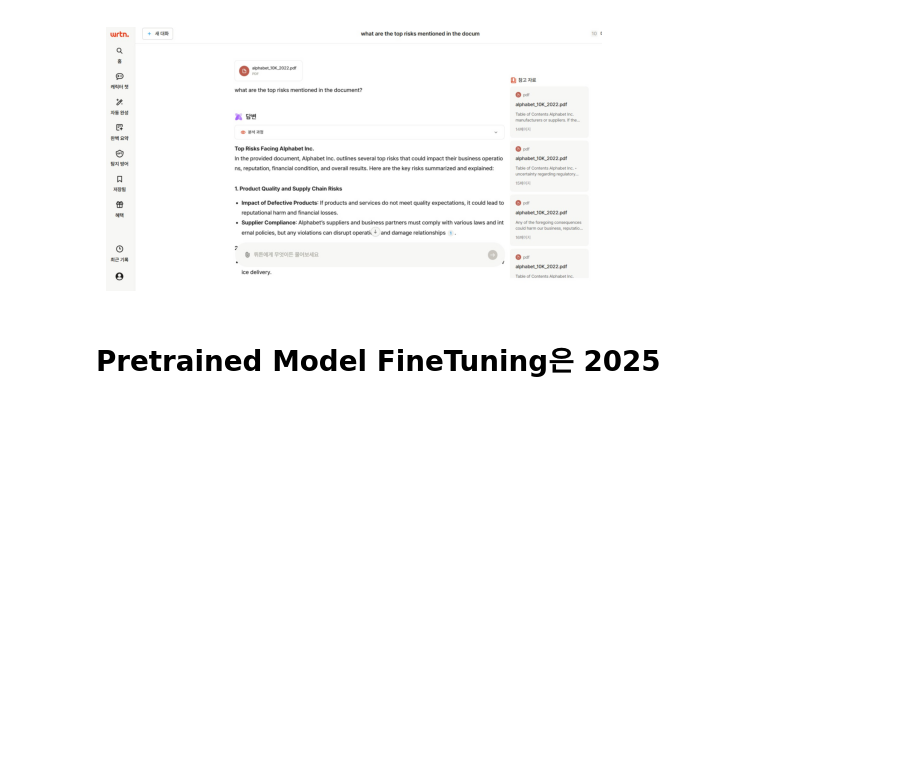
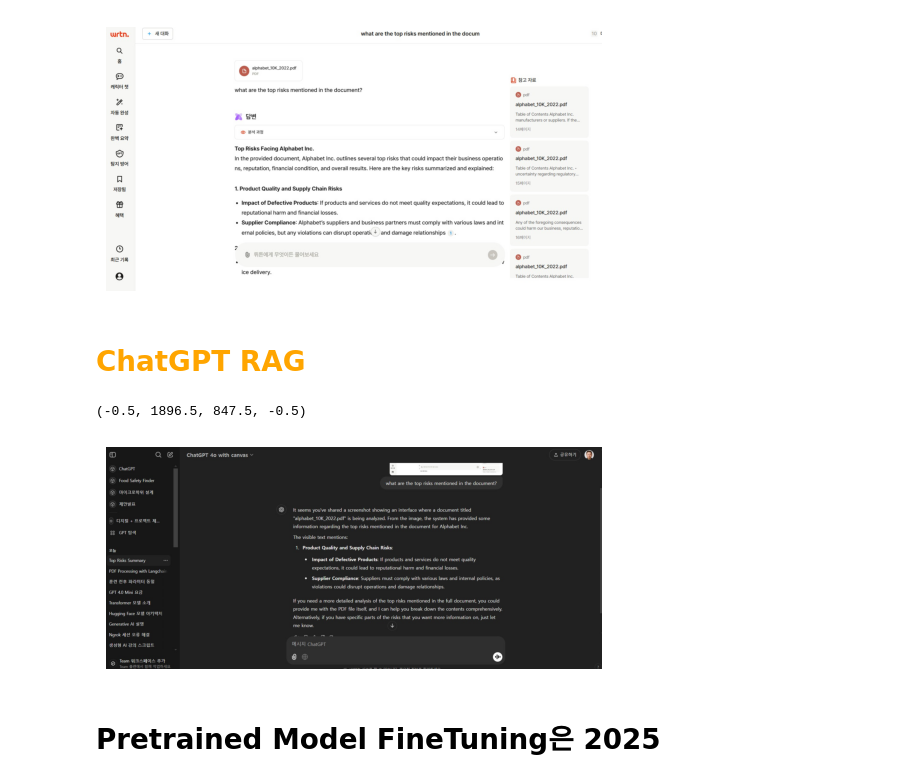
Before and after one commit to ancestor9/24_fall_textmining_NLP, a Jupyter notebook: 1210_RAG.ipynb, the cells around one changed output. Drawn from its saved outputs; the diff is of its cells as text; code cells hidden in the pictures; blank space fills up the shorter version.

```diff
--- a/1210_RAG.ipynb
+++ b/1210_RAG.ipynb
@@ -360,5 +362,13 @@ except Exception as e:
   print(f"An error occurred: {e}")
 # %% [output]
 [figure]
+# %% [markdown]
+# <font color='orange'> **ChatGPT RAG**
+# %%
+img = Image.open('/content/chatGPT_RAG_result.jpg')
+plt.imshow(img); plt.axis('off')
+# %% [output]
+(-0.5, 1896.5, 847.5, -0.5)
+[figure, added]
 # %% [markdown]
 # **Pretrained Model FineTuning은 2025**
```
Also changed, not shown: parts of 1 cell of this notebook.
